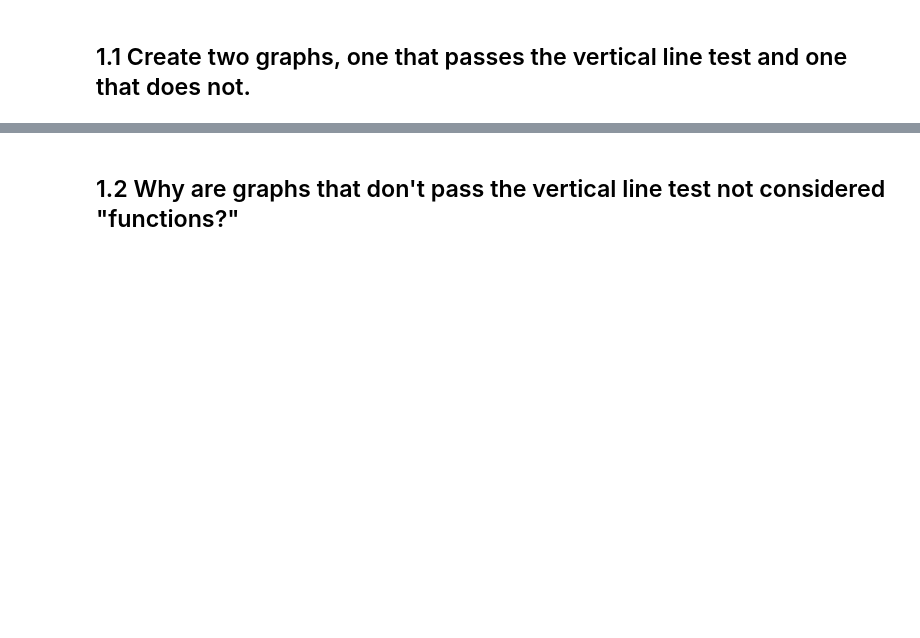
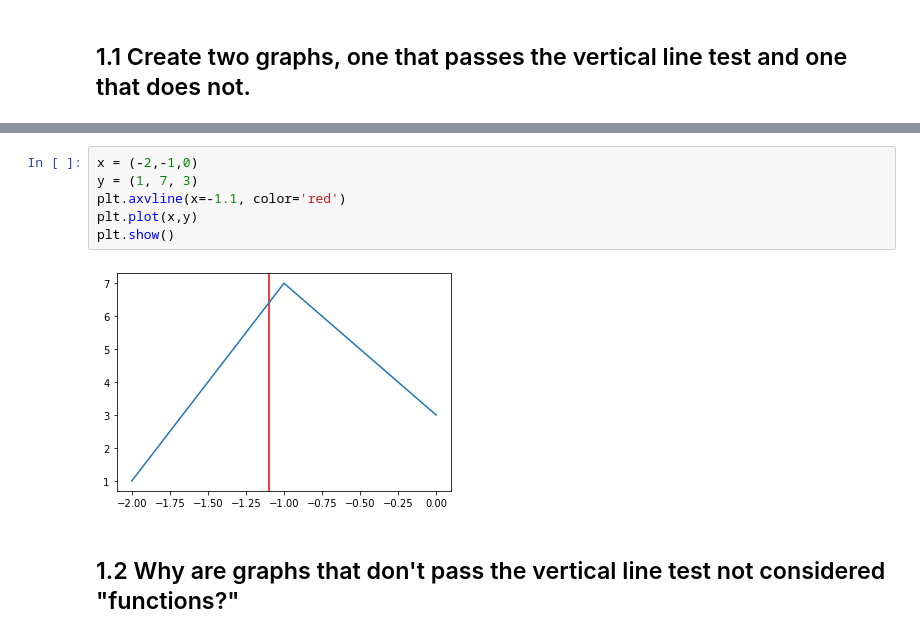
Before and after one commit to IvanCampos11/DS-Unit-1-Sprint-3-Linear-Algebra, a Jupyter notebook: module3-dimensionality-reduction/LS_DS_133_High_Dimensional_Data_Assignment.ipynb, the cells around one changed output, grey strips where cells are left out. Drawn from its saved outputs; the diff is of its cells as text; blank space fills up the shorter version.

```diff
--- a/module3-dimensionality-reduction/LS_DS_133_High_Dimensional_Data_Assignment.ipynb
+++ b/module3-dimensionality-reduction/LS_DS_133_High_Dimensional_Data_Assignment.ipynb
@@ -10,3 +24,11 @@
+# %%
+x = (-2,-1,0)
+y = (1, 7, 3)
+plt.axvline(x=-1.1, color='red')
+plt.plot(x,y)
+plt.show()
+# %% [output]
+[figure, added]
 # %% [markdown]
 ## 1.2 Why are graphs that don't pass the vertical line test not considered "functions?"
 # %% [markdown]
```
Also changed, not shown: parts of 12 cells of this notebook.
